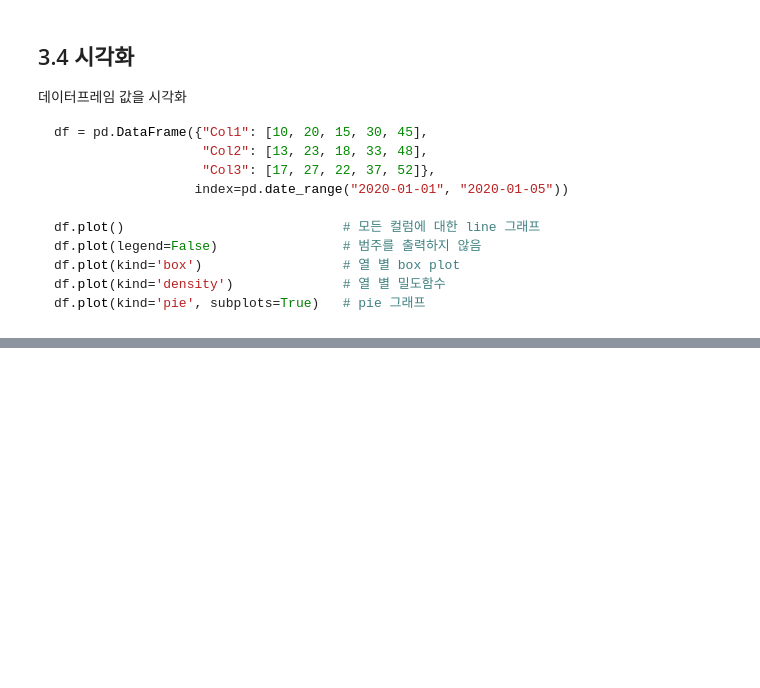
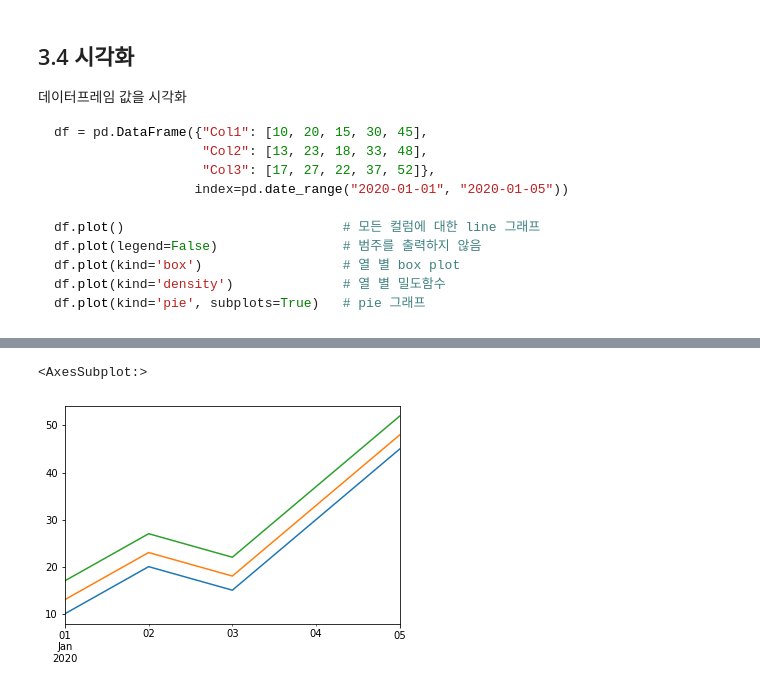
Before and after one commit to soldierzeus/bigdata_thunder, a Jupyter notebook: bigdata2/day05.ipynb, the cells around one changed output, grey strips where cells are left out. Saved outputs shown, nothing was run; the diff lists cells and outputs as text; code cells hidden in the pictures; blank space fills up the shorter version.

```diff
--- a/bigdata2/day05.ipynb
+++ b/bigdata2/day05.ipynb
@@ -2383,0 +2517,5 @@ df.plot(kind='pie', subplots=True)   # pie 그래프
+# %%
+df.plot(legend=False)
+# %% [output]
+<AxesSubplot:>
+[figure, added]
```
Also changed, not shown: parts of 76 cells of this notebook, 3 other files.
